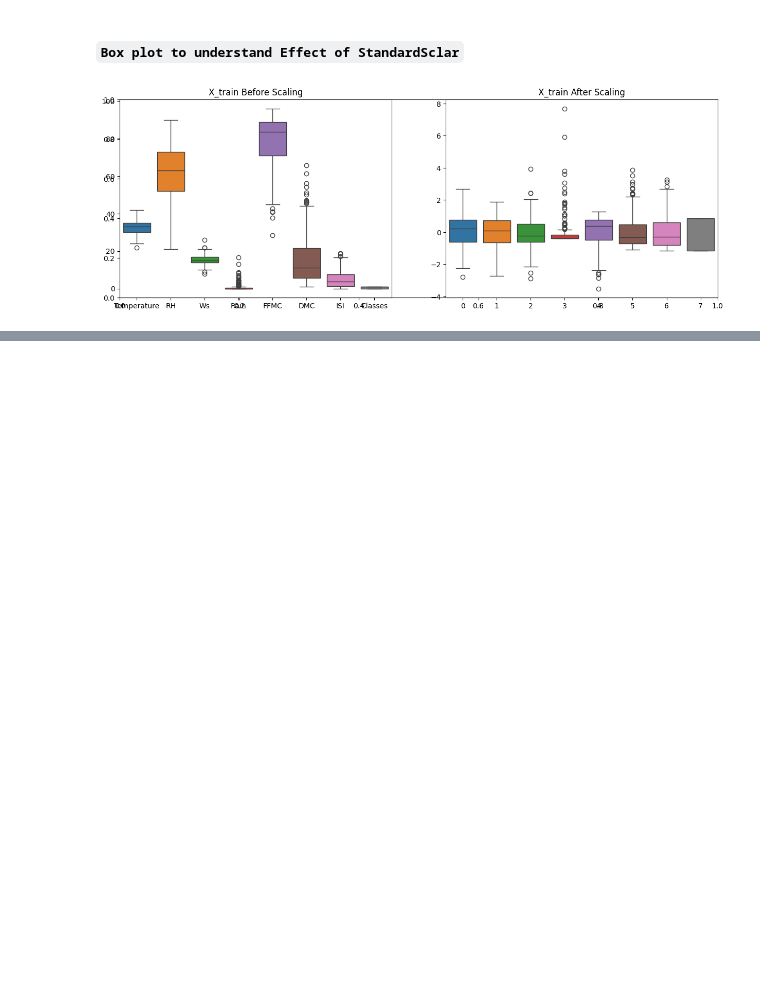
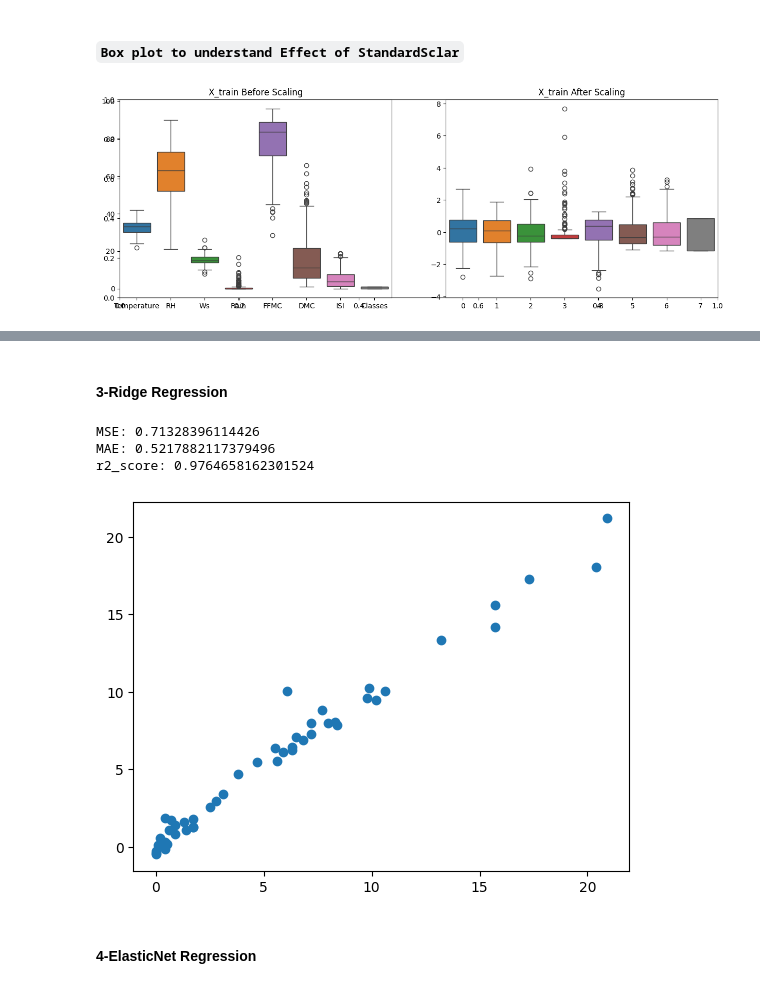
Before and after one commit to ShoaibMuhammad123/Specialization, a Jupyter notebook: 4. Machine Learning/2. Ridge Lasso and ElasticNet Regression/2. Model Training.ipynb, the cells around one changed output, grey strips where cells are left out. Drawn from its saved outputs; the diff is of its cells as text; code cells hidden in the pictures; blank space fills up the shorter version.

```diff
--- a/4. Machine Learning/2. Ridge Lasso and ElasticNet Regression/2. Feature Selection.ipynb
+++ b/4. Machine Learning/2. Ridge Lasso and ElasticNet Regression/2. Model Training.ipynb
@@ -234,0 +287,27 @@ plt.show()
+# %% [markdown]
+#### 3-**Ridge Regression**
+# %%
+from sklearn.linear_model import Ridge
+from sklearn.metrics import mean_absolute_error,mean_squared_error
+from sklearn.metrics import r2_score
+
+ridge = Ridge()
+ridge.fit(X_train_scaled,y_train)
+y_pred = ridge.predict(X_test_scaled)
+mse = mean_squared_error(y_test,y_pred)
+mae = mean_absolute_error(y_test,y_pred)
+score = r2_score(y_test,y_pred)
+
+print('MSE:',mse)
+print('MAE:',mae)
+print('r2_score:',score)
+
+plt.scatter(y_test,y_pred)
+plt.show()
+# %% [output]
+MSE: 0.71328396114426
+MAE: 0.5217882117379496
+r2_score: 0.9764658162301524
+[figure, added]
+# %% [markdown]
+#### 4-**ElasticNet Regression**
```
Also changed, not shown: parts of 8 cells of this notebook.
